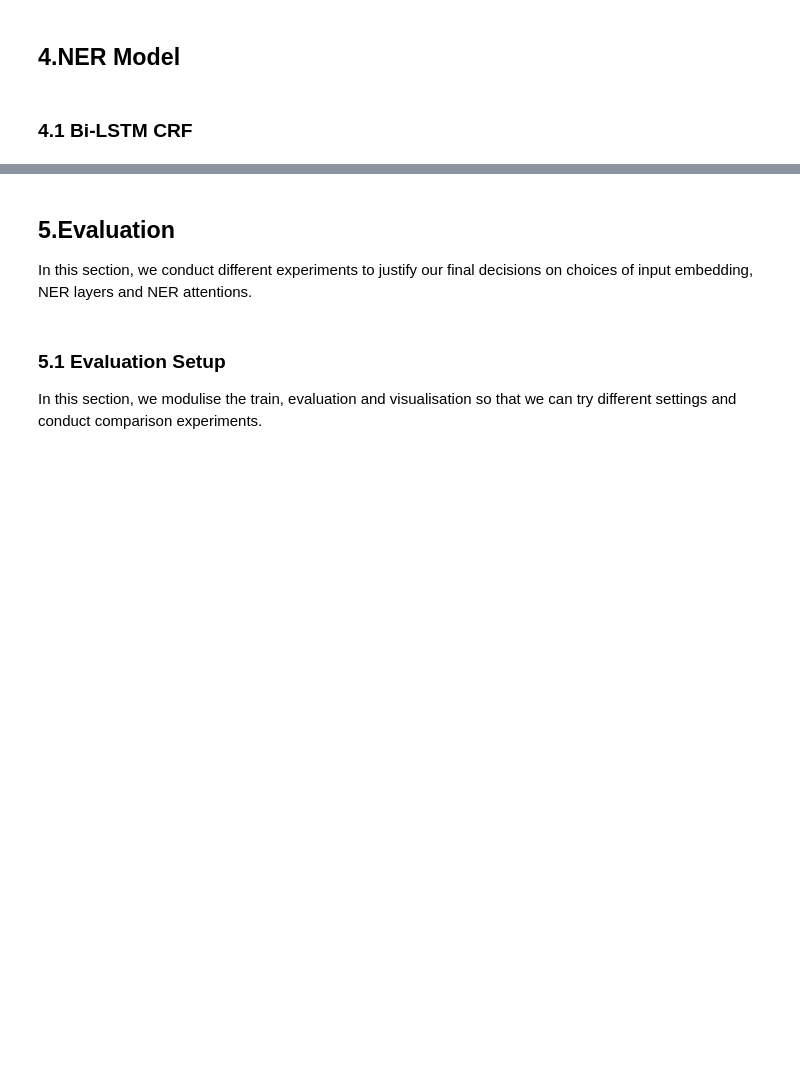
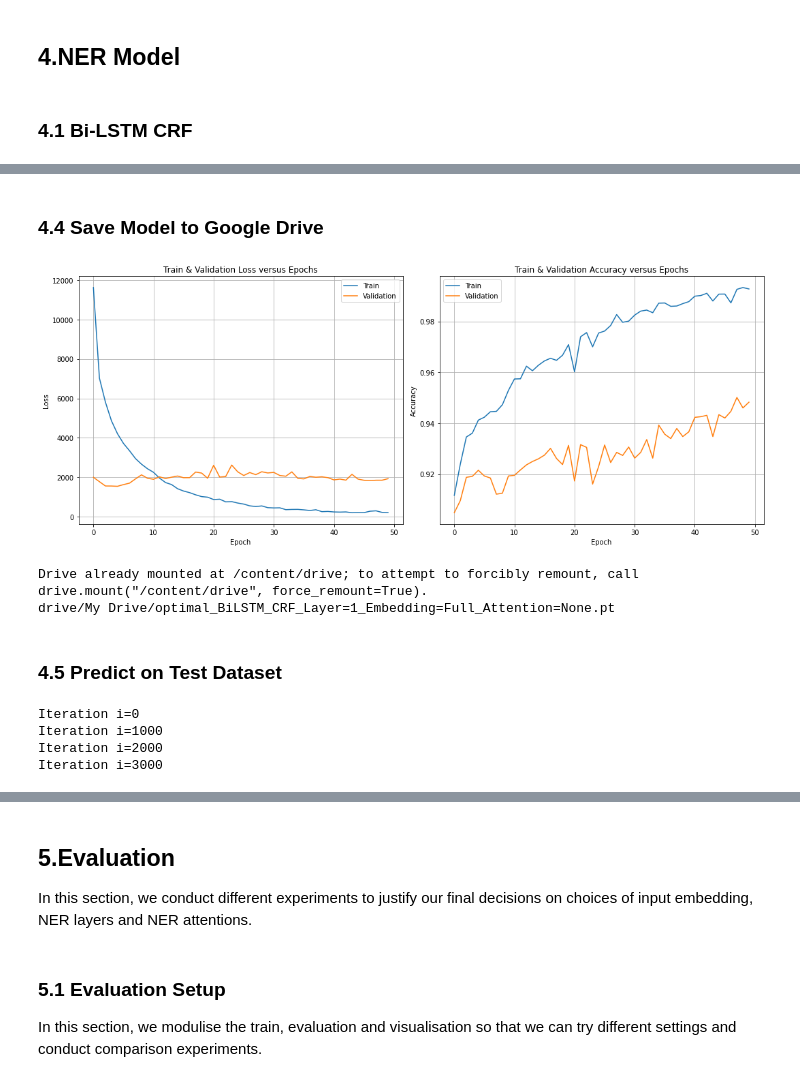
Before and after one commit to seanwelz/5046-A2, a Jupyter notebook: Assignment2_xzho7240_xwan8513.ipynb, the cells around one changed output, grey strips where cells are left out. Cells and saved outputs as stored; diff of their text form; code cells hidden in the pictures; blank space fills up the shorter version.

```diff
--- a/Assignment2_xzho7240_xwan8513.ipynb
+++ b/Assignment2_xzho7240_xwan8513.ipynb
@@ -535,0 +642,5 @@ def cal_acc(model, input_index, output_index):
+# %%
+# start training!
+history = model.fit(np.array(X_tr), y_tr,
+                    validation_data=(np.array(X_val), y_val),
+                    batch_size=batch_size, epochs=5, verbose=1)
@@ -538,6 +785,25 @@ def cal_acc(model, input_index, output_index):
 # %%
 import datetime
 from sklearn.metrics import classification_report
+
+
+import numpy as np
+from sklearn.metrics import accuracy_score
+
+def cal_acc(model, input_index, output_index):
+    predicted=[]
+    ground_truth=[]
+    for i in range(len(input_index)):
+
+      sentence_in = torch.tensor(input_index[i], dtype=torch.long).to(device)
+      pre_sentence = model(sentence_in)
+
+      ground_truth += output_index[i]
+      predicted += pre_sentence[1]
+
+    accuracy = accuracy_score(predicted,ground_truth)
+
+    return ground_truth, predicted, accuracy
 
 
 def decode_output(output_list):
@@ -545,14 +811,14 @@ def decode_output(output_list):
     return [ix_to_tag[output] for output in output_list]
 
 
-def train_evaluate(model, optimizer):
+def train_evaluate(model, optimizer, nepochs=20):
   """Train for 20 epochs and evaluate accuracy."""
   loss_train = []
   loss_val = []
   acc_train = []
   acc_val = []
 
-  for epoch in tqdm(range(20)):
+  for epoch in tqdm(range(nepochs)):
       time1 = datetime.datetime.now()
       train_loss = 0
 
@@ -620,7 +904,16 @@ def evaluate(model):
 device = torch.device("cuda" if torch.cuda.is_available() else "cpu")
 HIDDEN_DIM = 50
 NUM_LAYERS = 1
+NEPOCHS = 50
+
+# embeddings
+embedding = Embedding(use_word2vec=True, use_pos=True, use_tfidf=True)
+embedding_dim = embedding.dim
+embedding_matrix = embedding.matrix
+
+# create model
 model = BiLSTM_CRF(len(word_to_ix), tag_to_ix, embedding_dim, embedding_matrix, HIDDEN_DIM, NUM_LAYERS).to(device)
 optimizer = optim.SGD(model.parameters(), lr=0.01, weight_decay=1e-4)
 
-model, loss_train, loss_val, acc_train, acc_val = train_evaluate(model, optimizer)
+# train
+model, loss_train, loss_val, acc_train, acc_val = train_evaluate(model, optimizer, NEPOCHS)
@@ -627,31 +938,67 @@ model, loss_train, loss_val, acc_train, acc_val = train_evaluate(model, optimize
+# %% [markdown]
+### 4.4 Save Model to Google Drive
 # %%
+import matplotlib.pyplot as pl
+
+%matplotlib inline
+
 def draw_loss(loss_train, loss_val, acc_train, acc_val, save_path=None):
   """Draw train loss and validation loss versus epochs."""
   pl.figure(figsize=(15, 6))
   epochs = range(len(loss_train))
   # draw loss
   pl.subplot(1, 2, 1)
   pl.plot(epochs, loss_train, label='Train')
   pl.plot(epochs, loss_val, label='Validation')
   pl.xlabel('Epoch')
   pl.ylabel('Loss')
   pl.title('Train & Validation Loss versus Epochs')
   pl.legend()
   pl.grid()
   # draw accuracy
   pl.subplot(1, 2, 2)
   pl.plot(epochs, acc_train, label='Train')
   pl.plot(epochs, acc_val, label='Validation')
   pl.xlabel('Epoch')
   pl.ylabel('Accuracy')
   pl.title('Train & Validation Accuracy versus Epochs')
   pl.grid()
   pl.legend()
   pl.tight_layout()
   if not save_path:
     pl.show()
   else:
     print('Saving to', save_path)
     pl.savefig(save_path)
 
-# draw_loss(loss_train, loss_val, acc_train, acc_val)
+draw_loss(loss_train, loss_val, acc_train, acc_val)
+# %% [output]
+[figure, added]
+# %%
+# mount to my drive
+from google.colab import drive
+drive.mount('/content/drive')
+
+# save model
+model_file_name = f'drive/My Drive/optimal_BiLSTM_CRF_Layer={NUM_LAYERS}_Embedding=Full_Attention=None.pt'
+print(model_file_name)
+# %% [output]
+Drive already mounted at /content/drive; to attempt to forcibly remount, call drive.mount("/content/drive", force_remount=True).
+drive/My Drive/optimal_BiLSTM_CRF_Layer=1_Embedding=Full_Attention=None.pt
+# %% [markdown]
+### 4.5 Predict on Test Dataset
+# %%
+prediction_test = []
+for i, idxs in enumerate(test_input_index):
+  if i % 1000 == 0:
+    print(f'Iteration i={i}')
+  tags_index = test_input_index[i]
+  sentence_in = torch.tensor(idxs, dtype=torch.long).to(device)
+  _, out_list = model(sentence_in)
+  decoded_out = decode_output(out_list)
+  prediction_test.append(decoded_out)
+# %% [output]
+Iteration i=0
+Iteration i=1000
+Iteration i=2000
+Iteration i=3000
```
Also changed, not shown: parts of 33 cells of this notebook.
